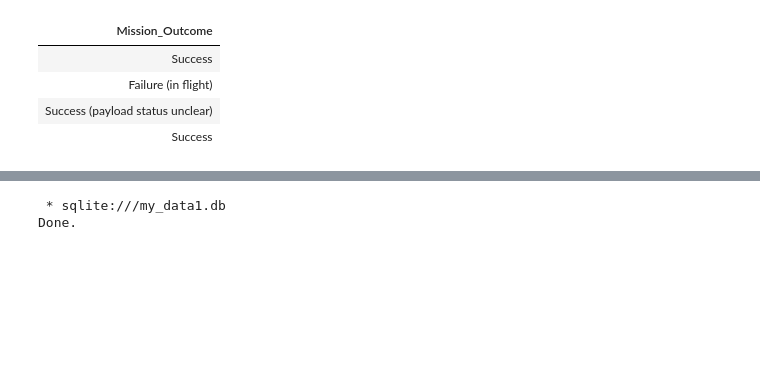
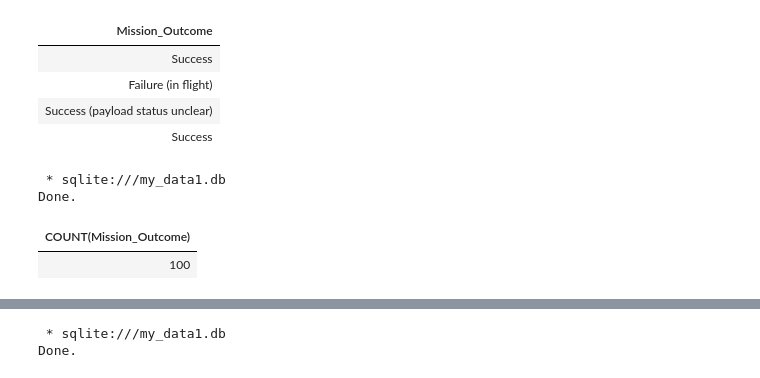
Before and after one commit to pwruch/data-science-capstone-project, a Jupyter notebook: module-2-exploratory-data-analysis/02 jupyter-labs-eda-sql-coursera_sqllite.ipynb, the cells around one changed output, grey strips where cells are left out. Saved outputs shown, nothing was run; the diff lists cells and outputs as text; code cells hidden in the pictures; blank space fills up the shorter version.

```diff
--- a/module-2-exploratory-data-analysis/02 jupyter-labs-eda-sql-coursera_sqllite.ipynb
+++ b/module-2-exploratory-data-analysis/02 jupyter-labs-eda-sql-coursera_sqllite.ipynb
@@ -233,3 +233,11 @@ Done.
 | Failure (in flight) |
 | Success (payload status unclear) |
 | Success |
+# %%
+%sql SELECT COUNT("Mission_Outcome") FROM SPACEXTABLE \
+	WHERE ("Mission_Outcome" == 'Success' OR "Mission_Outcome" == 'Success ' OR "Mission_Outcome" == 'Success (payload status unclear)')
+# %% [output]
+ * sqlite:///my_data1.db
+Done.
+| COUNT(Mission_Outcome) |
+| 100 |
```
Also changed, not shown: parts of 3 cells of this notebook.
